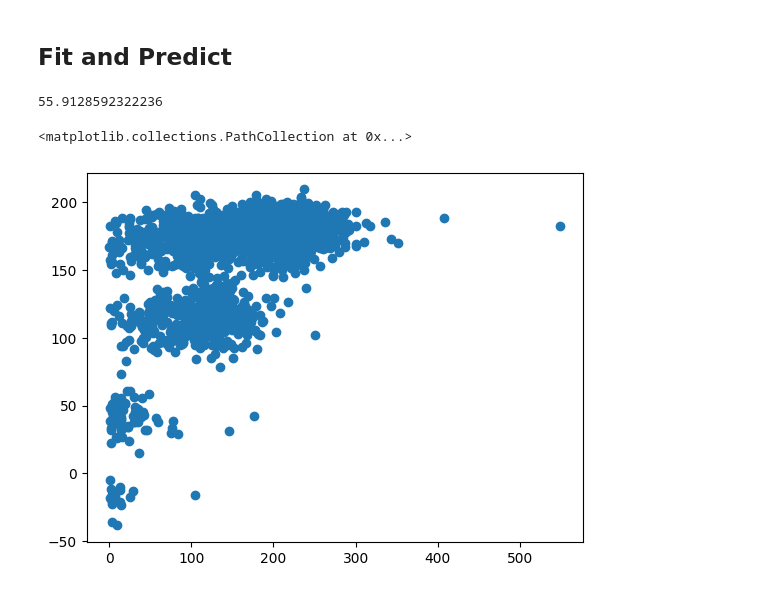
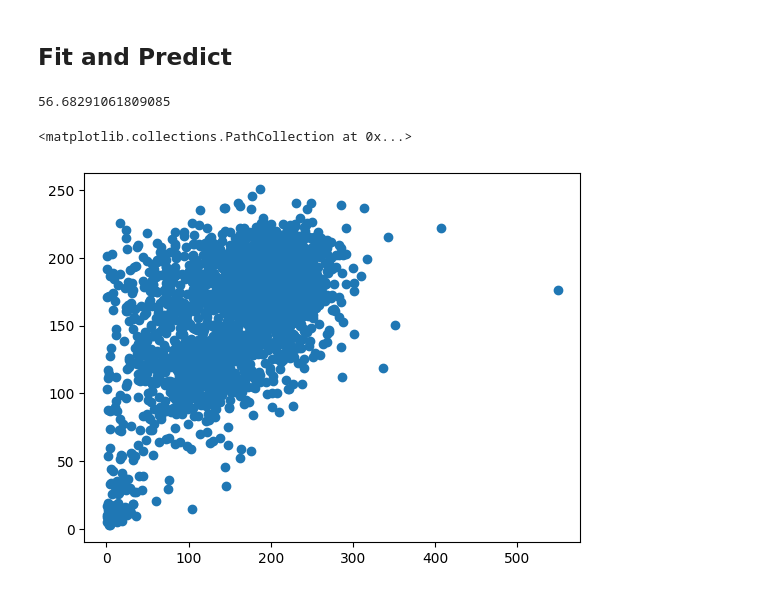
Before and after one commit to MwBm/DataAnalysisIntro, a Jupyter notebook: disneyData.ipynb, the cells around one changed output. Saved outputs shown, nothing was run; the diff lists cells and outputs as text; code cells hidden in the pictures.

```diff
--- a/disneyData.ipynb
+++ b/disneyData.ipynb
@@ -408,19 +402,19 @@ X_test_preprocessed = preprocessor.transform(X_test)
 # %% [markdown]
 ## Fit and Predict
 # %%
-from sklearn.linear_model import LinearRegression
+from sklearn.ensemble import RandomForestRegressor
 from sklearn.metrics import root_mean_squared_error
 
-model = LinearRegression()
+model = RandomForestRegressor()
 
 model.fit(X_train_preprocessed, y_train)
 y_pred = model.predict(X_test_preprocessed)
 
 mean_error = root_mean_squared_error(y_test, y_pred)
 print(mean_error)
 
 plt.scatter(y_test, y_pred)
 # %% [output]
-55.9128592322236
+56.68291061809085
 <matplotlib.collections.PathCollection at 0x...>
-[figure, old version]
+[figure, new version]
```
Also changed, not shown: parts of 2 cells of this notebook, 1 other file.
